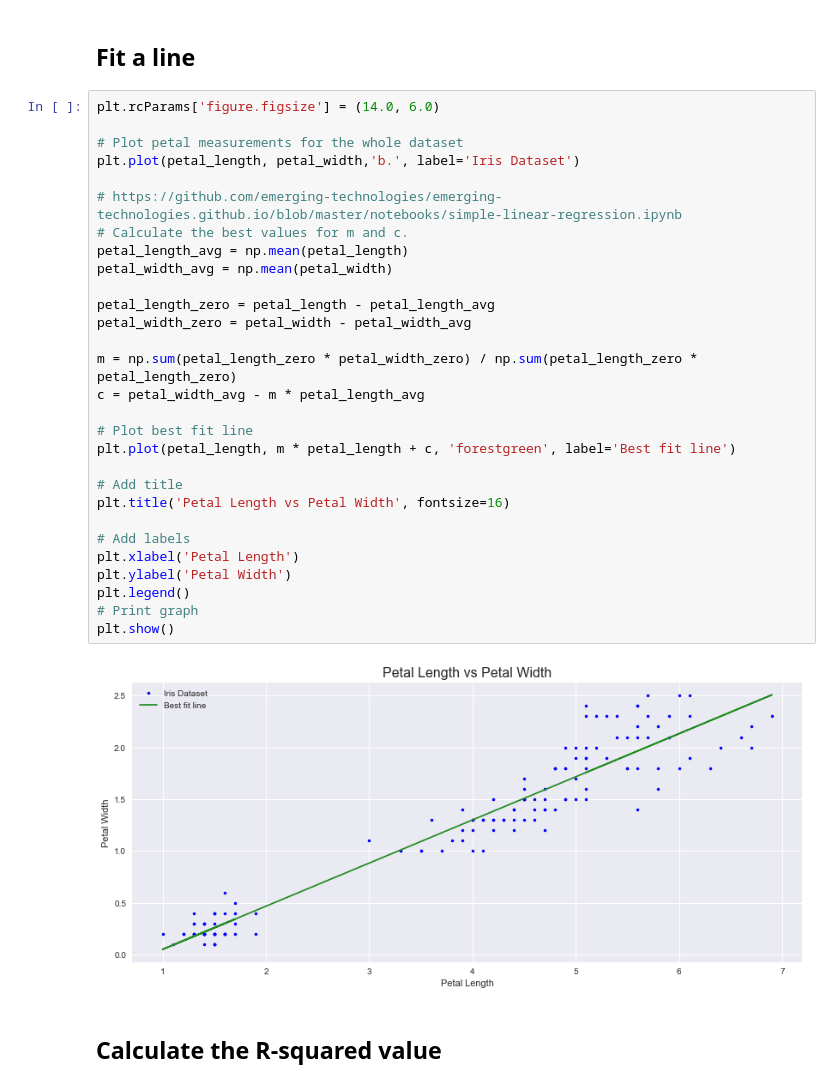
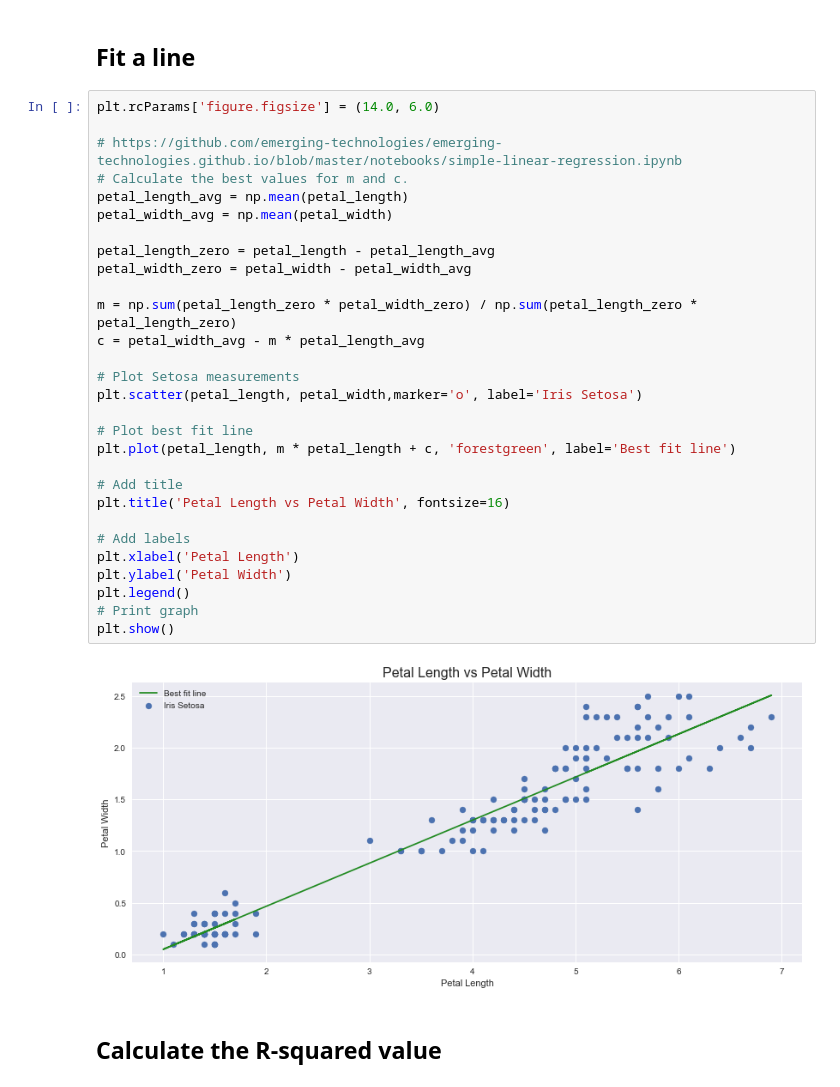
Before and after one commit to taraokelly/Problem-set-Jupyter-Pyplot-and-Numpy, a Jupyter notebook: solutions/solution.ipynb, the cells around one changed output. Drawn from its saved outputs; the diff is of its cells as text.

```diff
--- a/solutions/solution.ipynb
+++ b/solutions/solution.ipynb
@@ -95,35 +98,35 @@ sns.pairplot(df, hue="Iris Class")
 ## Fit a line
 # %%
 plt.rcParams['figure.figsize'] = (14.0, 6.0)
-
-# Plot petal measurements for the whole dataset
-plt.plot(petal_length, petal_width,'b.', label='Iris Dataset')
 
 # https://github.com/emerging-technologies/emerging-technologies.github.io/blob/master/notebooks/simple-linear-regression.ipynb
 # Calculate the best values for m and c.
 petal_length_avg = np.mean(petal_length)
 petal_width_avg = np.mean(petal_width)
 
 petal_length_zero = petal_length - petal_length_avg
 petal_width_zero = petal_width - petal_width_avg
 
 m = np.sum(petal_length_zero * petal_width_zero) / np.sum(petal_length_zero * petal_length_zero)
 c = petal_width_avg - m * petal_length_avg
+
+# Plot Setosa measurements
+plt.scatter(petal_length, petal_width,marker='o', label='Iris Setosa')
 
 # Plot best fit line
 plt.plot(petal_length, m * petal_length + c, 'forestgreen', label='Best fit line')
 
 # Add title
 plt.title('Petal Length vs Petal Width', fontsize=16)
 
 # Add labels
 plt.xlabel('Petal Length')
 plt.ylabel('Petal Width')
 plt.legend()
 # Print graph
 plt.show()
 # %% [output]
-[figure, old version]
+[figure, new version]
 # %% [markdown]
 ## Calculate the R-squared value
 # %%
```
Also changed, not shown: parts of 6 cells of this notebook, 1 other file.
